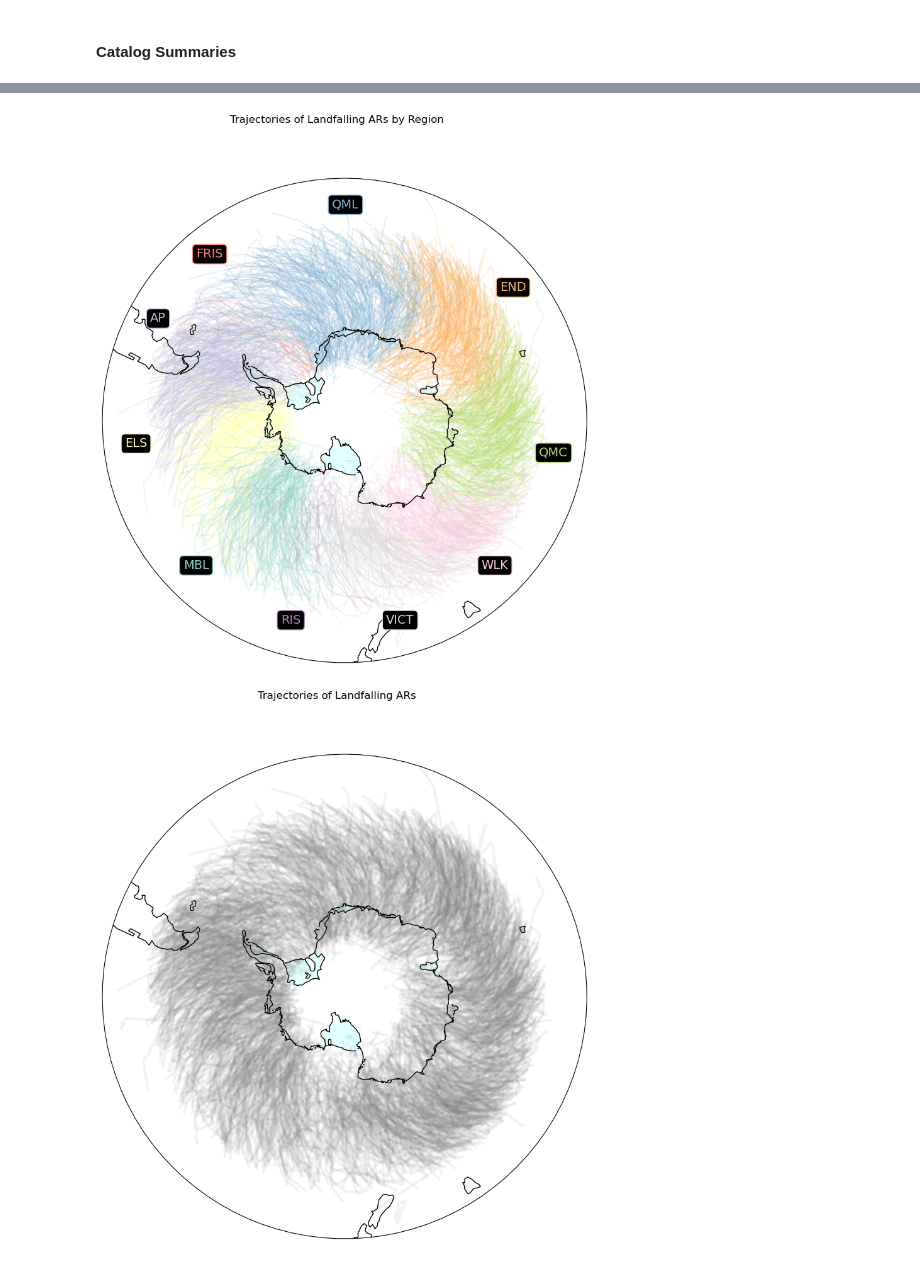
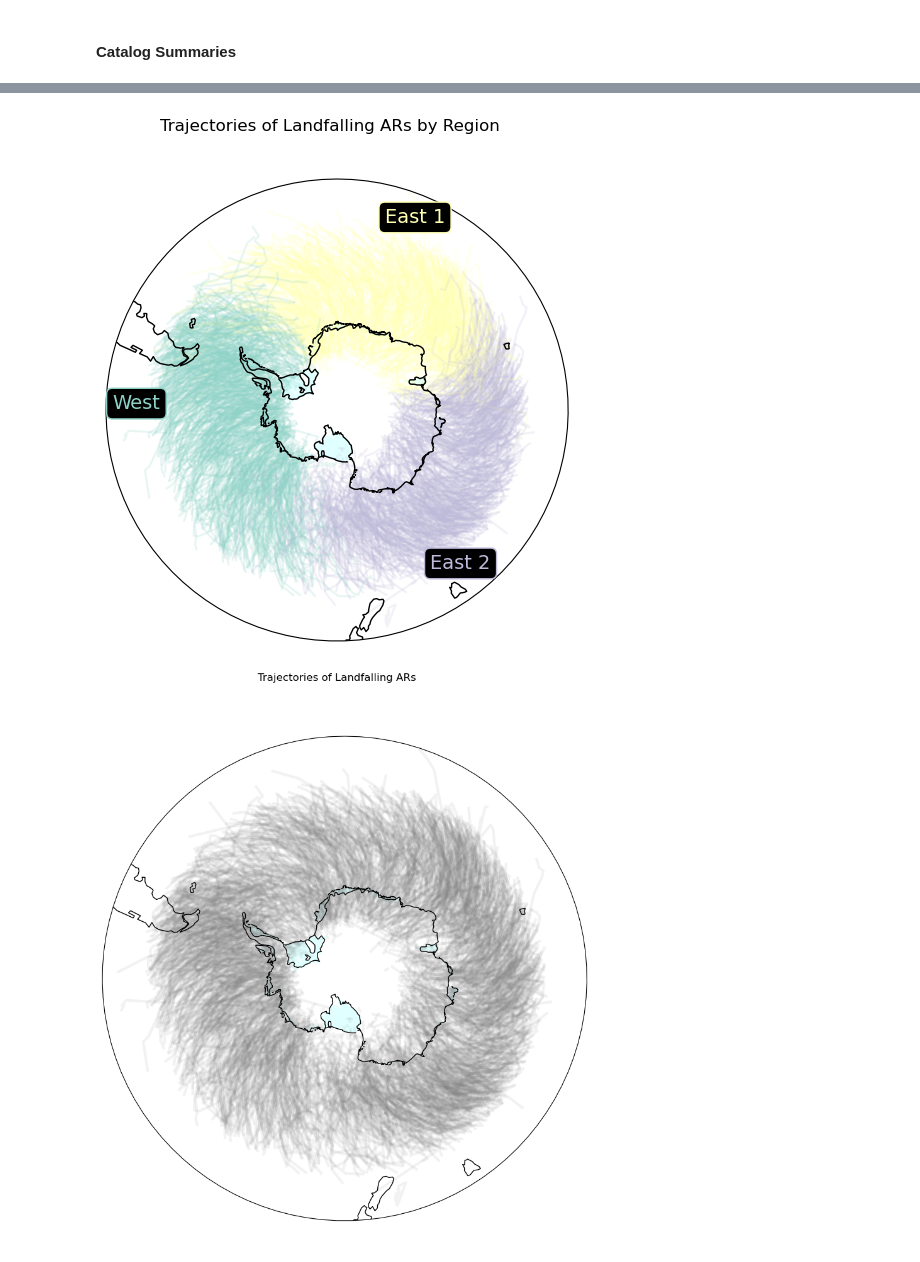
Before and after one commit to jbbutler/extreme_antarctic_ARs, a Jupyter notebook: notebooks/paper_plots.ipynb, the cells around one changed output, grey strips where cells are left out. Saved outputs shown, nothing was run; the diff lists cells and outputs as text; code cells hidden in the pictures.

```diff
--- a/notebooks/paper_plots.ipynb
+++ b/notebooks/paper_plots.ipynb
@@ -371,0 +392,31 @@ See the caveats in the documentation: https://pandas.pydata.org/pandas-docs/stab
+# %%
+fig, ax = plt.subplots(figsize=(6,6), subplot_kw=dict(projection=ccrs.Stereographic(central_longitude=0., central_latitude=-90.)))
+for index, row in landfalling_catalog.iterrows():
+    trajectory = row.trajectory
+    ax.plot(trajectory.avg_lon, trajectory.avg_lat, transform=ccrs.Geodetic(), color=color_mapping[row.region], alpha=0.2)
+
+for label in region_defs.keys():
+    if label == 'East 2':
+        ax.text((region_defs[label][0] + region_defs[label][1])/2 + 180, -45, label, fontsize=14, horizontalalignment='center', bbox=dict(facecolor='black', edgecolor=color_mapping[label], boxstyle='round'), transform=ccrs.PlateCarree(), color=color_mapping[label], zorder=40)
+    else:
+        ax.text((region_defs[label][0] + region_defs[label][1])/2, -45, label, fontsize=14, horizontalalignment='center', bbox=dict(facecolor='black', edgecolor=color_mapping[label], boxstyle='round'), transform=ccrs.PlateCarree(), color=color_mapping[label], zorder=40)
+
+
+
+ax.set_extent([-180,180,-90,-39], ccrs.PlateCarree())
+ice_shelf_poly = cfeature.NaturalEarthFeature('physical', 'antarctic_ice_shelves_polys', '50m',edgecolor='none',facecolor='lightcyan') # 10m, 50m, 110m
+ax.add_feature(ice_shelf_poly,linewidth=3)
+ice_shelf_line = cfeature.NaturalEarthFeature('physical', 'antarctic_ice_shelves_lines', '50m',edgecolor='black',facecolor='none') # 10m, 50m, 110m
+ax.add_feature(ice_shelf_line,linewidth=1,zorder=13)
+ax.coastlines(resolution='110m',linewidth=1,zorder=32)
+
+
+# Map extent
+theta = np.linspace(0, 2*np.pi, 100)
+center, radius = [0.5, 0.5], 0.5
+verts = np.vstack([np.sin(theta), np.cos(theta)]).T
+circle = mpath.Path(verts * radius + center)
+ax.set_boundary(circle, transform=ax.transAxes)
+#ax.gridlines(alpha=0.5, zorder=33)
+fig.suptitle('Trajectories of Landfalling ARs by Region')
+fig.savefig(str(home_dir) + '/plots/paper_plots/regional_trajectory_map.png', dpi=100)
@@ -372,31 +425,36 @@ See the caveats in the documentation: https://pandas.pydata.org/pandas-docs/stab
 # %%
-fig, ax = plt.subplots(figsize=(10,10), subplot_kw=dict(projection=ccrs.Stereographic(central_longitude=0., central_latitude=-90.)))
+fig, ax = plt.subplots(figsize=(6,6), subplot_kw=dict(projection=ccrs.Stereographic(central_longitude=0., central_latitude=-90.)))
 for index, row in landfalling_catalog.iterrows():
     trajectory = row.trajectory
-    ax.plot(trajectory.avg_lon, trajectory.avg_lat, transform=ccrs.Geodetic(), color=color_mapping[row.region], alpha=0.2)
+    ax.plot(trajectory.avg_lon, trajectory.avg_lat, transform=ccrs.Geodetic(), color=color_mapping_coarser[row.coarser_region], alpha=0.2)
 
-for label in region_defs.keys():
-    ax.text((region_defs[label][0] + region_defs[label][1])/2, -45, label, fontsize=14, horizontalalignment='center', bbox=dict(facecolor='black', edgecolor=color_mapping[label], boxstyle='round'), transform=ccrs.PlateCarree(), color=color_mapping[label], zorder=40)
+for label in region_defs_coarser.keys():
+    if label == 'East 2':
+        ax.text((region_defs_coarser[label][0] + region_defs_coarser[label][1])/2 + 180, -45, label, fontsize=14, horizontalalignment='center', bbox=dict(facecolor='black', edgecolor=color_mapping_coarser[label], boxstyle='round'), transform=ccrs.PlateCarree(), color=color_mapping_coarser[label], zorder=40)
+    else:
+        ax.text((region_defs_coarser[label][0] + region_defs_coarser[label][1])/2, -45, label, fontsize=14, horizontalalignment='center', bbox=dict(facecolor='black', edgecolor=color_mapping_coarser[label], boxstyle='round'), transform=ccrs.PlateCarree(), color=color_mapping_coarser[label], zorder=40)
+
+
 
 ax.set_extent([-180,180,-90,-39], ccrs.PlateCarree())
 ice_shelf_poly = cfeature.NaturalEarthFeature('physical', 'antarctic_ice_shelves_polys', '50m',edgecolor='none',facecolor='lightcyan') # 10m, 50m, 110m
 ax.add_feature(ice_shelf_poly,linewidth=3)
 ice_shelf_line = cfeature.NaturalEarthFeature('physical', 'antarctic_ice_shelves_lines', '50m',edgecolor='black',facecolor='none') # 10m, 50m, 110m
 ax.add_feature(ice_shelf_line,linewidth=1,zorder=13)
 ax.coastlines(resolution='110m',linewidth=1,zorder=32)
 
 
 # Map extent
 theta = np.linspace(0, 2*np.pi, 100)
 center, radius = [0.5, 0.5], 0.5
 verts = np.vstack([np.sin(theta), np.cos(theta)]).T
 circle = mpath.Path(verts * radius + center)
 ax.set_boundary(circle, transform=ax.transAxes)
 #ax.gridlines(alpha=0.5, zorder=33)
 fig.suptitle('Trajectories of Landfalling ARs by Region')
 fig.savefig(str(home_dir) + '/plots/paper_plots/regional_trajectory_map.png', dpi=100)
 # %% [output]
-[figure, old version]
+[figure, new version]
 # %%
 fig, ax = plt.subplots(figsize=(10,10), subplot_kw=dict(projection=ccrs.Stereographic(central_longitude=0., central_latitude=-90.)))
 for index, row in landfalling_catalog.iterrows():
```
Also changed, not shown: parts of 35 cells of this notebook, 10 other files.
